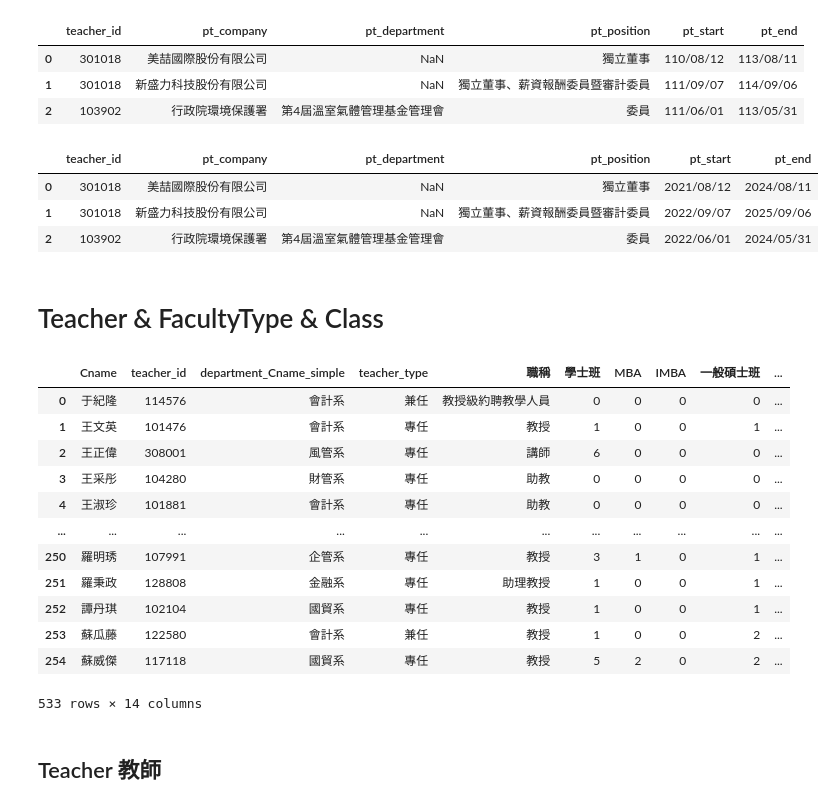
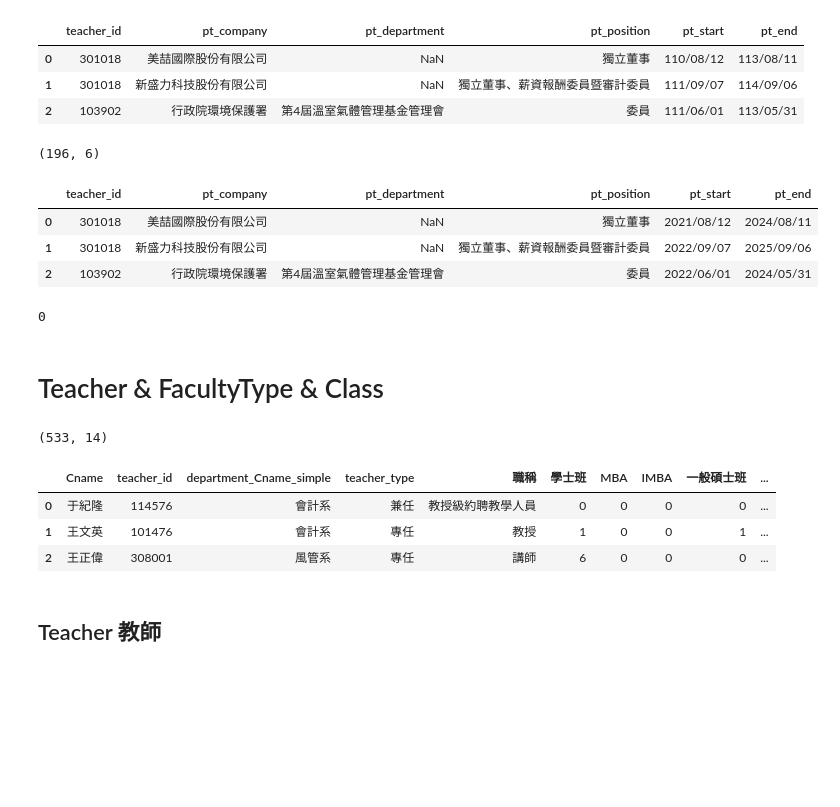
Before and after one commit to ZeoXer/dbms-final-project, a Jupyter notebook: backend/data/pre_processing.ipynb, the cells around one changed output. Cells and saved outputs as stored; diff of their text form; code cells hidden in the pictures; blank space fills up the shorter version.

```diff
--- a/backend/data/pre_processing.ipynb
+++ b/backend/data/pre_processing.ipynb
@@ -46,12 +46,19 @@ def pt_year(pt_original):
 parttime['pt_start'] = parttime['pt_start'].apply(lambda x: pt_year(x))
 parttime['pt_end'] = parttime['pt_end'].apply(lambda x: pt_year(x))
 
+print(parttime.shape)
 parttime.head(3)
 # %% [output]
+(196, 6)
 |  | teacher_id | pt_company | pt_department | pt_position | pt_start | pt_end |
 | 0 | 301018 | 美喆國際股份有限公司 | NaN | 獨立董事 | 2021/08/12 | 2024/08/11 |
 | 1 | 301018 | 新盛力科技股份有限公司 | NaN | 獨立董事、薪資報酬委員暨審計委員 | 2022/09/07 | 2025/09/06 |
 | 2 | 103902 | 行政院環境保護署 | 第4屆溫室氣體管理基金管理會 | 委員 | 2022/06/01 | 2024/05/31 |
+# %%
+# 確認是否unique(是否有重複的row)
+parttime.duplicated().sum()
+# %% [output]
+0
 # %%
 # 匯出
 parttime.to_csv('dataset/PartTime.csv', index=False)
@@ -61,43 +68,36 @@ parttime.to_csv('dataset/PartTime.csv', index=False)
 # 合併112學年度第一二學期開課資料
 fullyear = pd.DataFrame()
 
 # 112-1
 temp = pd.read_excel('raw_data/電算中心原始資料.xlsx', sheet_name='112-1商學院專兼任教師開課時數表')
 temp.drop(columns=['序號','性別'], inplace=True)
 temp.rename(columns={'姓名':'Cname', '員工編號':'teacher_id', '單位名稱':'department_Cname_simple', '教師任職':'teacher_type'}, inplace=True)
 temp_colname = temp.columns.tolist()
 temp_colname[5:] = ['學士班', 'MBA', 'IMBA', '一般碩士班', '博士班', 'EMBA', 'DBA']
 temp.columns = temp_colname # 更改欄位名稱
 temp['year'] = 112 # 紀錄資料所屬學年度
 temp['semester'] = 1 # 紀錄資料所屬學期
 fullyear = pd.concat([fullyear, temp], axis=0)
 
 # 112-2
 temp = pd.read_excel('raw_data/電算中心原始資料.xlsx', sheet_name='112-2商學院專兼任教師開課時數表')
 temp.drop(columns=['序號','性別'], inplace=True)
 temp.rename(columns={'姓名':'Cname', '員工編號':'teacher_id', '單位名稱':'department_Cname_simple', '教師任職':'teacher_type'}, inplace=True)
 temp_colname = temp.columns.tolist()
 temp_colname[5:] = ['學士班', 'MBA', 'IMBA', '一般碩士班', '博士班', 'EMBA', 'DBA']
 temp.columns = temp_colname # 更改欄位名稱
 temp['year'] = 112 # 紀錄資料所屬學年度
 temp['semester'] = 2 # 紀錄資料所屬學期
 fullyear = pd.concat([fullyear, temp], axis=0)
 
-fullyear
+print(fullyear.shape)
+fullyear.head(3)
 # %% [output]
+(533, 14)
 |  | Cname | teacher_id | department_Cname_simple | teacher_type | 職稱 | 學士班 | MBA | IMBA | 一般碩士班 | ... |
 | 0 | 于紀隆 | 114576 | 會計系 | 兼任 | 教授級約聘教學人員 | 0 | 0 | 0 | 0 | ... |
 | 1 | 王文英 | 101476 | 會計系 | 專任 | 教授 | 1 | 0 | 0 | 1 | ... |
 | 2 | 王正偉 | 308001 | 風管系 | 專任 | 講師 | 6 | 0 | 0 | 0 | ... |
-| 3 | 王采彤 | 104280 | 財管系 | 專任 | 助教 | 0 | 0 | 0 | 0 | ... |
-| 4 | 王淑珍 | 101881 | 會計系 | 專任 | 助教 | 0 | 0 | 0 | 0 | ... |
-| ... | ... | ... | ... | ... | ... | ... | ... | ... | ... | ... |
-| 250 | 羅明琇 | 107991 | 企管系 | 專任 | 教授 | 3 | 1 | 0 | 1 | ... |
-| 251 | 羅秉政 | 128808 | 金融系 | 專任 | 助理教授 | 1 | 0 | 0 | 1 | ... |
-| 252 | 譚丹琪 | 102104 | 國貿系 | 專任 | 教授 | 1 | 0 | 0 | 1 | ... |
-| 253 | 蘇瓜藤 | 122580 | 會計系 | 兼任 | 教授 | 1 | 0 | 0 | 2 | ... |
-| 254 | 蘇威傑 | 117118 | 國貿系 | 專任 | 教授 | 5 | 2 | 0 | 2 | ... |
-533 rows × 14 columns
 # %% [markdown]
 ## Teacher 教師
 # %%
```
Also changed, not shown: parts of 15 cells of this notebook, 5 other files.
